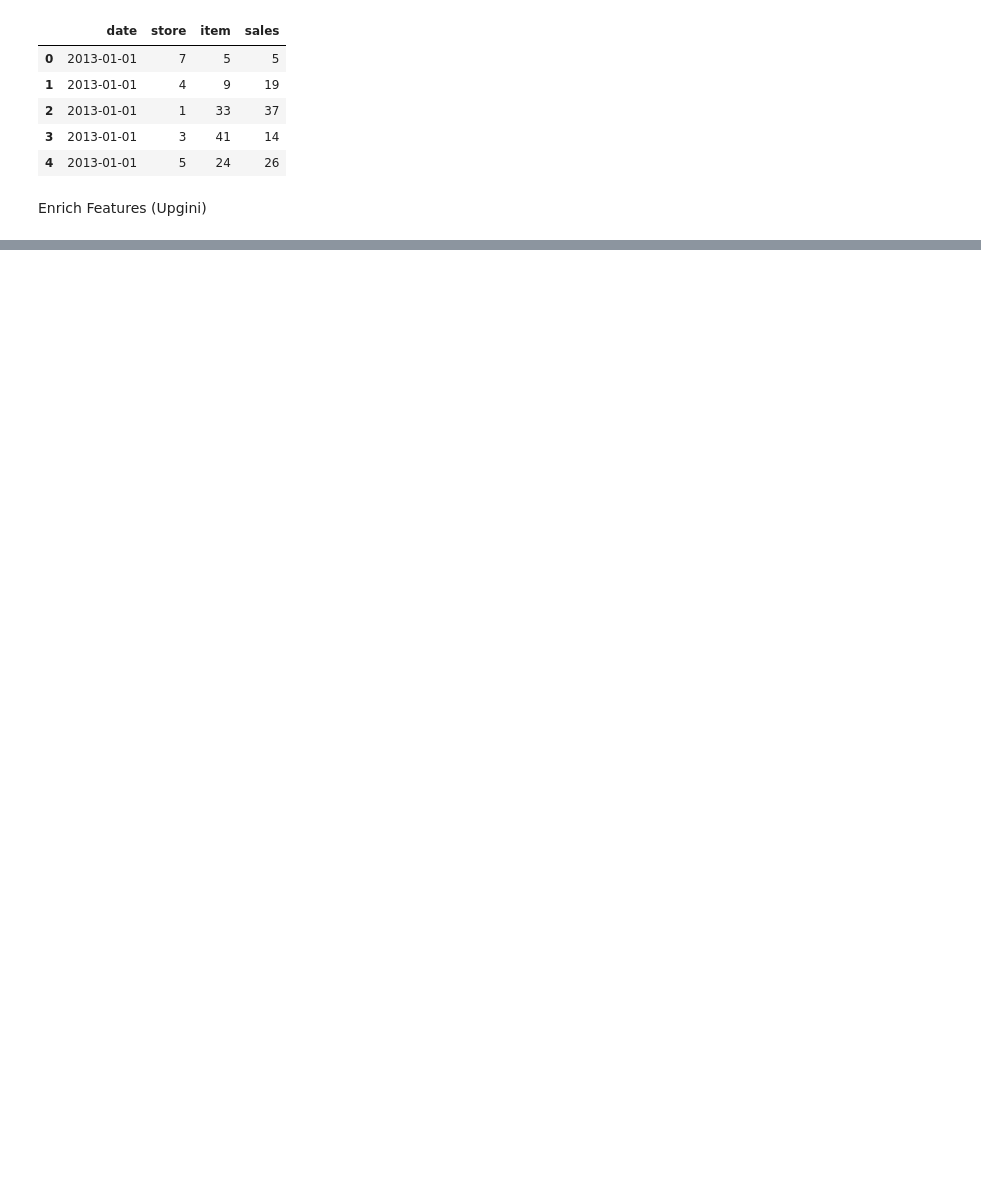
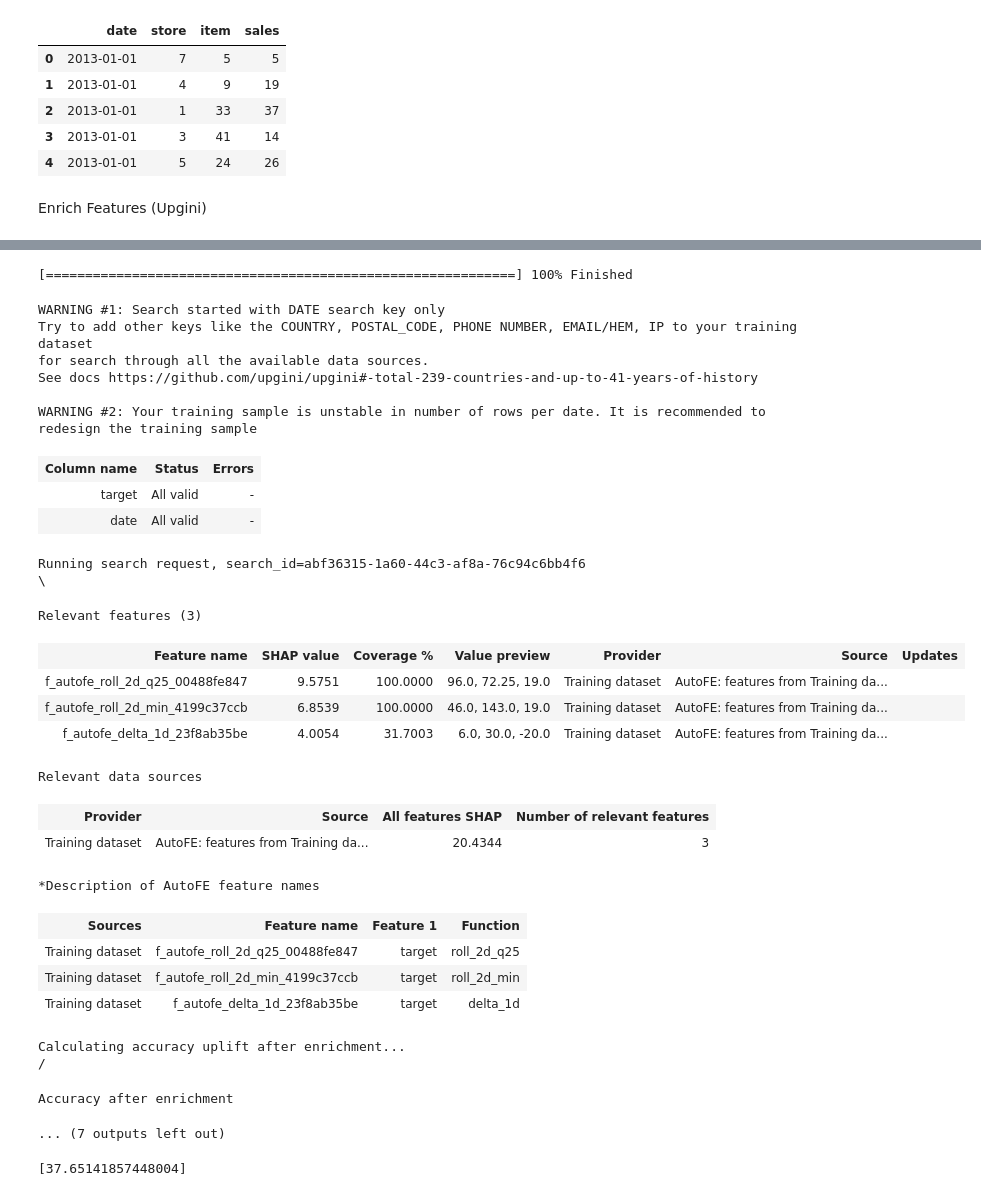
Before and after one commit to jeangyi/sales_forecasting_pipeline, a Jupyter notebook: sales_pred.ipynb, the cells around one changed output, grey strips where cells are left out. Cells and saved outputs as stored; diff of their text form; code cells hidden in the pictures; blank space fills up the shorter version.

```diff
--- a/sales_pred.ipynb
+++ b/sales_pred.ipynb
@@ -125,0 +148,64 @@ Accuracy after enrichment
+# %%
+# Train model (Upgini free user limit: 1000 rows)
+# Keep index to align y properly
+train_idx = train_features.sample(n=600, random_state=1).index
+test_idx = test_features.sample(n=400, random_state=1).index
+
+train_subset = train_features.loc[train_idx].copy()
+test_subset = test_features.loc[test_idx].copy()
+
+# Add features into existing dataset
+y_train_subset = train_target.loc[train_idx]
+
+# Fit+transform on train (with y)
+enriched_train_features = enricher.fit_transform(
+    train_subset,
+    y=y_train_subset,
+    keep_input=True)
+
+# Transform test (w/o y)
+enriched_test_features = enricher.transform(
+    test_subset,
+    y=test_target.loc[test_idx],
+    keep_input=True)
+
+enriched_train_features.head()
+# %% [output]
+[============================================================] 100% Finished
+WARNING #1: Search started with DATE search key only
+Try to add other keys like the COUNTRY, POSTAL_CODE, PHONE NUMBER, EMAIL/HEM, IP to your training dataset
+for search through all the available data sources.
+See docs https://github.com/upgini/upgini#-total-239-countries-and-up-to-41-years-of-history
+
+WARNING #2: Your training sample is unstable in number of rows per date. It is recommended to redesign the training sample
+| Column name | Status | Errors |
+| target | All valid | - |
+| date | All valid | - |
+Running search request, search_id=abf36315-1a60-44c3-af8a-76c94c6bb4f6
+\
+Relevant features (3)
+| Feature name | SHAP value | Coverage % | Value preview | Provider | Source | Updates |
+| f_autofe_roll_2d_q25_00488fe847 | 9.5751 | 100.0000 | 96.0, 72.25, 19.0 | Training dataset | AutoFE: features from Training da... |  |
+| f_autofe_roll_2d_min_4199c37ccb | 6.8539 | 100.0000 | 46.0, 143.0, 19.0 | Training dataset | AutoFE: features from Training da... |  |
+| f_autofe_delta_1d_23f8ab35be | 4.0054 | 31.7003 | 6.0, 30.0, -20.0 | Training dataset | AutoFE: features from Training da... |  |
+Relevant data sources
+| Provider | Source | All features SHAP | Number of relevant features |
+| Training dataset | AutoFE: features from Training da... | 20.4344 | 3 |
+*Description of AutoFE feature names
+| Sources | Feature name | Feature 1 | Function |
+| Training dataset | f_autofe_roll_2d_q25_00488fe847 | target | roll_2d_q25 |
+| Training dataset | f_autofe_roll_2d_min_4199c37ccb | target | roll_2d_min |
+| Training dataset | f_autofe_delta_1d_23f8ab35be | target | delta_1d |
+Calculating accuracy uplift after enrichment...
+/
+Accuracy after enrichment
+... (7 outputs left out)
+# %%
+# Train and evaluate model on original dataset
+model.fit(train_features, train_target)
+preds = model.predict(test_features)
+
+# Symmetric Mean Absolute % Error between test_target vs model prediction
+eval_metric(test_target.values, preds, "SMAPE")
+# %% [output]
+[37.65141857448004]
```
Also changed, not shown: parts of 3 cells of this notebook, 1 other file.
